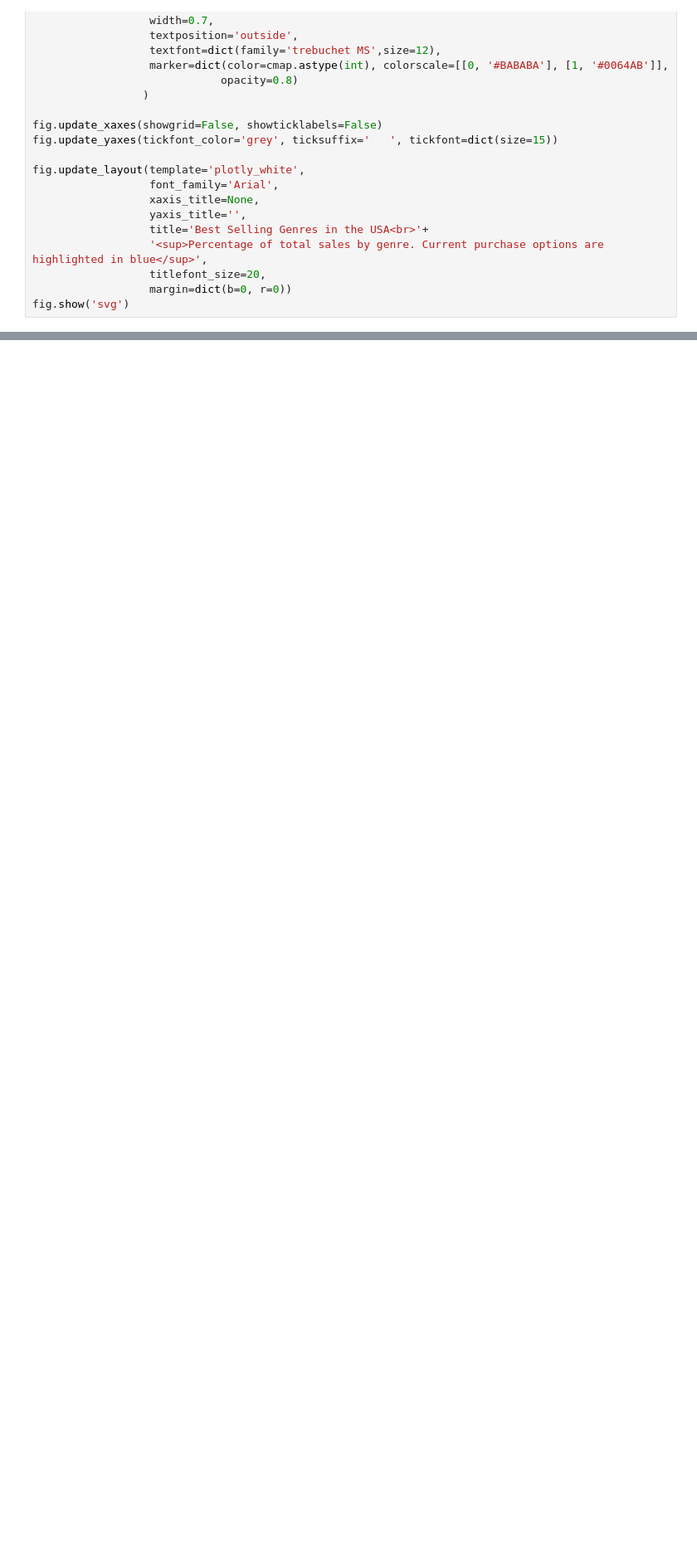
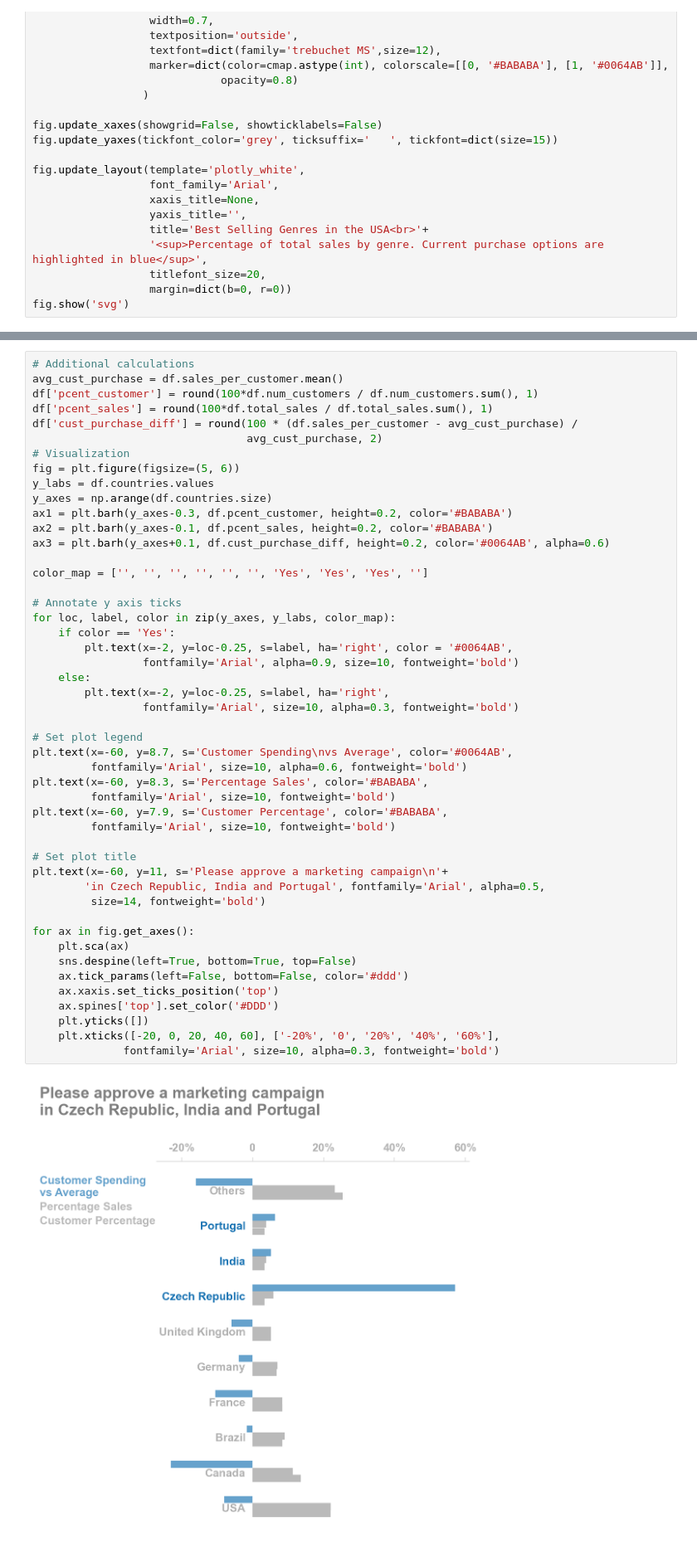
Before and after one commit to Lippins/Business_questions_in_SQL, a Jupyter notebook: notebook.ipynb, the cells around one changed output, grey strips where cells are left out. Shown: that part at 83% size. Drawn from its saved outputs; the diff is of its cells as text; blank space fills up the shorter version.

Commit message:
feat: Visualize global sales

```diff
--- a/notebook.ipynb
+++ b/notebook.ipynb
@@ -269,0 +323,50 @@ To answer this question, we will write a query that collates data on purchases f
+# %%
+# Additional calculations
+avg_cust_purchase = df.sales_per_customer.mean()
+df['pcent_customer'] = round(100*df.num_customers / df.num_customers.sum(), 1)
+df['pcent_sales'] = round(100*df.total_sales / df.total_sales.sum(), 1)
+df['cust_purchase_diff'] = round(100 * (df.sales_per_customer - avg_cust_purchase) /
+                                 avg_cust_purchase, 2)
+# Visualization
+fig = plt.figure(figsize=(5, 6))
+y_labs = df.countries.values
+y_axes = np.arange(df.countries.size)
+ax1 = plt.barh(y_axes-0.3, df.pcent_customer, height=0.2, color='#BABABA')
+ax2 = plt.barh(y_axes-0.1, df.pcent_sales, height=0.2, color='#BABABA')
+ax3 = plt.barh(y_axes+0.1, df.cust_purchase_diff, height=0.2, color='#0064AB', alpha=0.6)
+
+color_map = ['', '', '', '', '', '', 'Yes', 'Yes', 'Yes', '']
+
+# Annotate y axis ticks
+for loc, label, color in zip(y_axes, y_labs, color_map):
+    if color == 'Yes':
+        plt.text(x=-2, y=loc-0.25, s=label, ha='right', color = '#0064AB',
+                 fontfamily='Arial', alpha=0.9, size=10, fontweight='bold')
+    else:
+        plt.text(x=-2, y=loc-0.25, s=label, ha='right',
+                 fontfamily='Arial', size=10, alpha=0.3, fontweight='bold')
+
+# Set plot legend
+plt.text(x=-60, y=8.7, s='Customer Spending\nvs Average', color='#0064AB',
+         fontfamily='Arial', size=10, alpha=0.6, fontweight='bold')
+plt.text(x=-60, y=8.3, s='Percentage Sales', color='#BABABA',
+         fontfamily='Arial', size=10, fontweight='bold')
+plt.text(x=-60, y=7.9, s='Customer Percentage', color='#BABABA',
+         fontfamily='Arial', size=10, fontweight='bold')
+
+# Set plot title
+plt.text(x=-60, y=11, s='Please approve a marketing campaign\n'+
+        'in Czech Republic, India and Portugal', fontfamily='Arial', alpha=0.5,
+         size=14, fontweight='bold')
+
+for ax in fig.get_axes():
+    plt.sca(ax)
+    sns.despine(left=True, bottom=True, top=False)
+    ax.tick_params(left=False, bottom=False, color='#ddd')
+    ax.xaxis.set_ticks_position('top')
+    ax.spines['top'].set_color('#DDD')
+    plt.yticks([])
+    plt.xticks([-20, 0, 20, 40, 60], ['-20%', '0', '20%', '40%', '60%'],
+              fontfamily='Arial', size=10, alpha=0.3, fontweight='bold')
+# %% [output]
+[figure, added]
```
Also changed, not shown: parts of 5 cells of this notebook.
